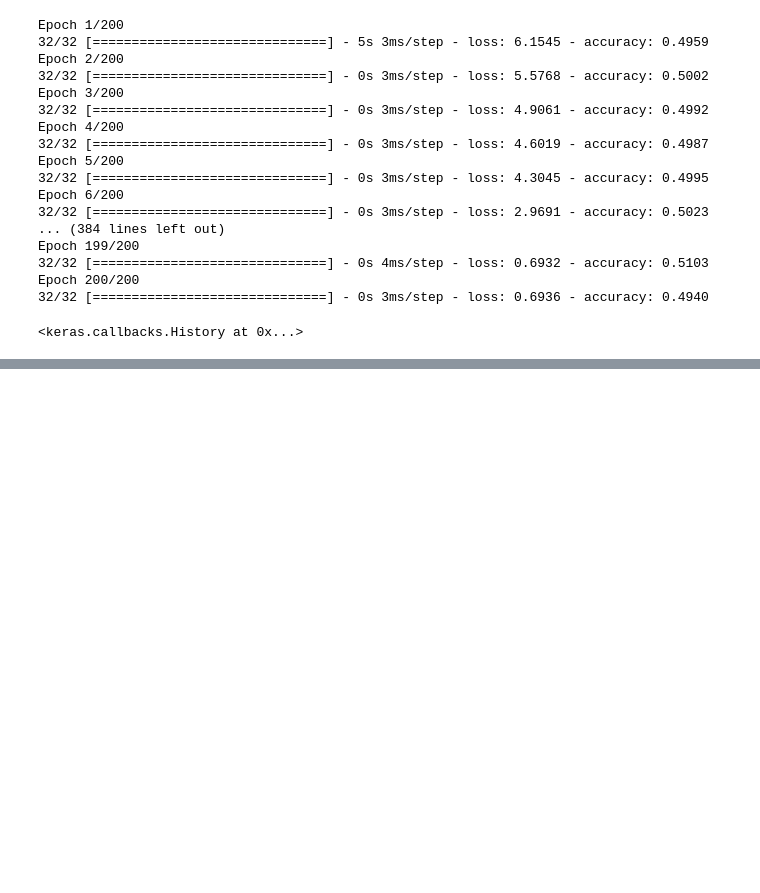
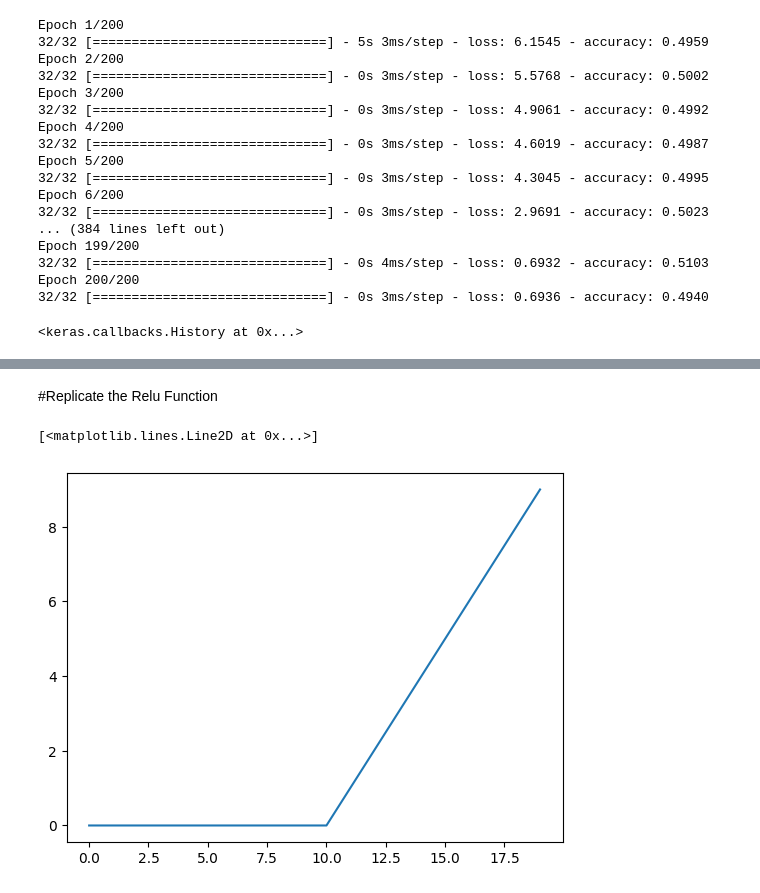
Before and after one commit to kinderasteroid/Neural-Networks-Classification, a Jupyter notebook: Neural_Network_Classification.ipynb, the cells around one changed output, grey strips where cells are left out. Drawn from its saved outputs; the diff is of its cells as text; code cells hidden in the pictures; blank space fills up the shorter version.

```diff
--- a/Neural_Network_Classification.ipynb
+++ b/Neural_Network_Classification.ipynb
@@ -123,0 +130,11 @@ model3.evaluate(X,y)
+# %% [markdown]
+#Replicate the Relu Function
+# %%
+
+def relu(X):
+    return(tf.maximum(X,0))
+
+plt.plot(relu(X))
+# %% [output]
+[<matplotlib.lines.Line2D at 0x...>]
+[figure, added]
```
Also changed, not shown: parts of 7 cells of this notebook.
